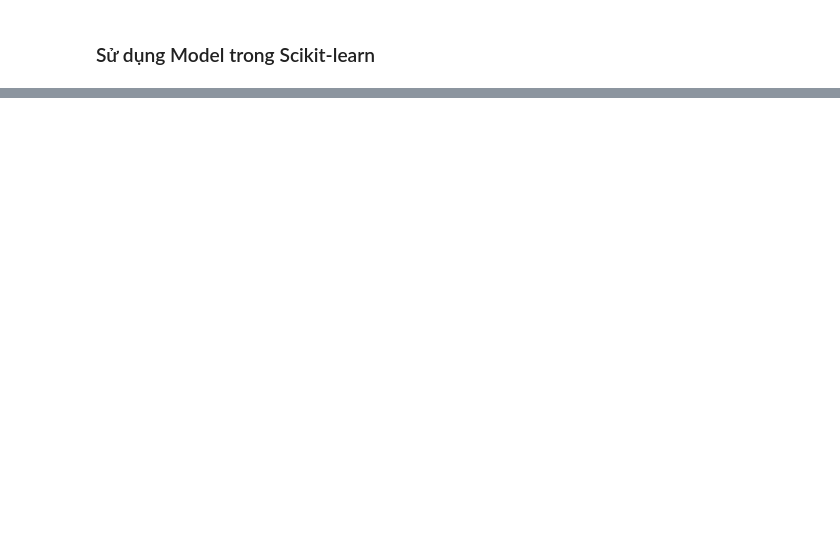
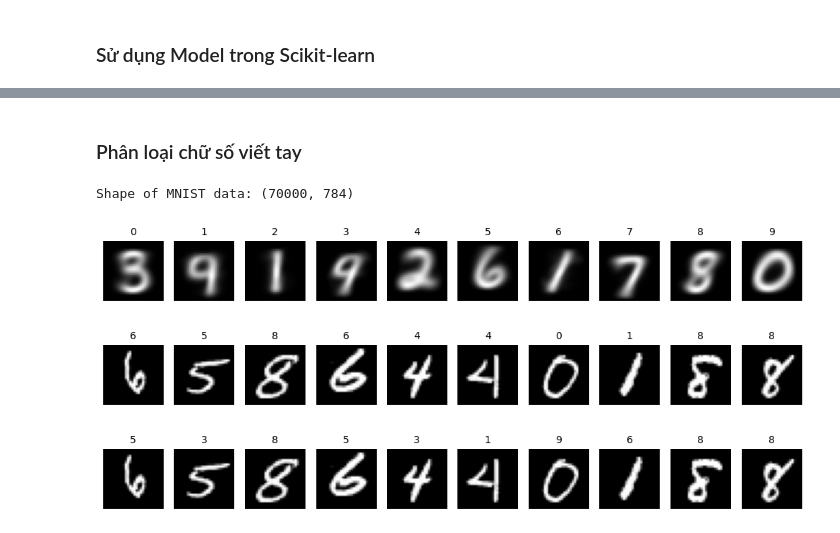
Before and after one commit to DongNQ225284/ComputerVision, a Jupyter notebook: ml_basic/kmc.ipynb, the cells around one changed output, grey strips where cells are left out. Cells and saved outputs as stored; diff of their text form; code cells hidden in the pictures; blank space fills up the shorter version.

```diff
--- a/ml_basic/kmc.ipynb
+++ b/ml_basic/kmc.ipynb
@@ -214,0 +215,53 @@ Centers found by scikit-learn:
+# %% [markdown]
+### Phân loại chữ số viết tay
+# %%
+from sklearn.datasets import fetch_openml
+
+mnist = fetch_openml('mnist_784', version=1, as_frame=False)
+X = mnist.data
+y = mnist.target.astype(int)
+
+print("Shape of MNIST data:", X.shape)  # (70000, 784)
+# %% [output]
+Shape of MNIST data: (70000, 784)
+# %%
+# Tải dữ liệu MNIST
+mnist = fetch_openml('mnist_784', version=1, as_frame=False)
+Images = mnist.data
+Labels = mnist.target.astype(int)
+
+# Chọn ngẫu nhiên N ảnh
+N = 10000
+np.random.seed(42)  # để tái lập được kết quả
+indices = np.random.choice(Images.shape[0], N, replace=False)
+X = Images[indices]
+y = Labels[indices]
+# Hiển thị 10 ảnh ngẫu nhiên từ X
+# %%
+def imshow(images, labels):
+    plt.figure(figsize=[10, 2])
+    for i in range(10):
+        plt.subplot(1, 10, i + 1)
+        plt.imshow(images[i].reshape(28, 28), cmap='gray')
+        plt.title(str(labels[i]), fontsize=10)
+        plt.axis('off')
+    plt.tight_layout()
+    plt.show()
+# %%
+kmeans = KMeans(n_clusters=10).fit(Images)
+labels = kmeans.predict(kmeans.cluster_centers_)
+imshow(kmeans.cluster_centers_, labels)
+# %% [output]
+[figure, added]
+# %%
+indices = np.random.choice(Images.shape[0], 10, replace=False)
+X_pred  = Images[indices]
+Y_label = Labels[indices]
+imshow(X_pred, Y_label)
+# %% [output]
+[figure, added]
+# %%
+labels = kmeans.predict(X_pred)
+imshow(X_pred, labels)
+# %% [output]
+[figure, added]
```
Also changed, not shown: parts of 2 cells of this notebook, 1 other file.
